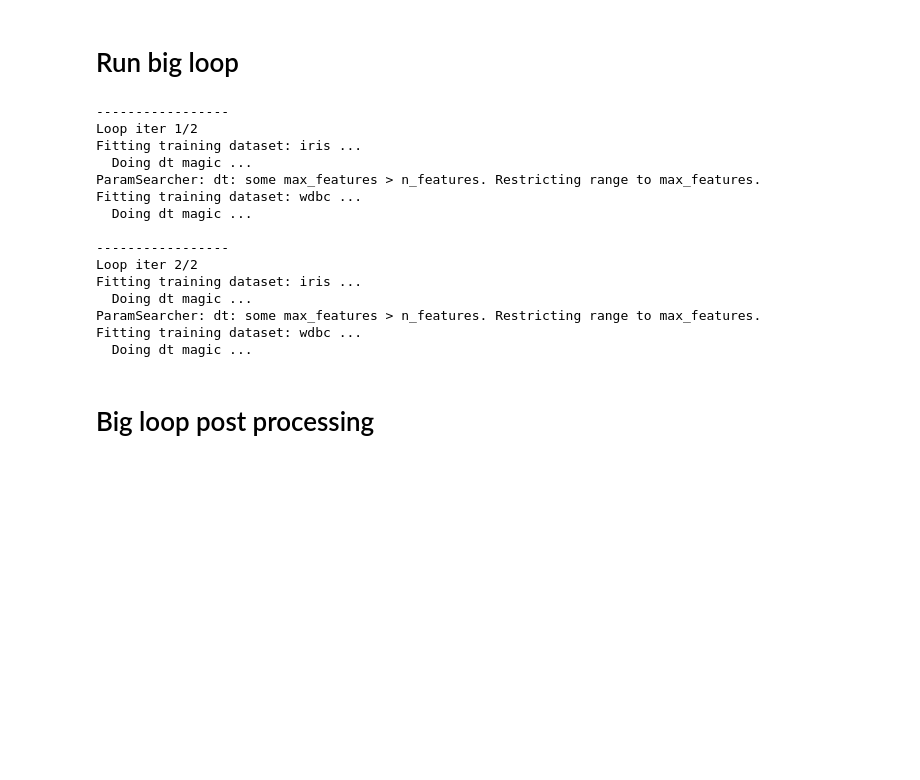
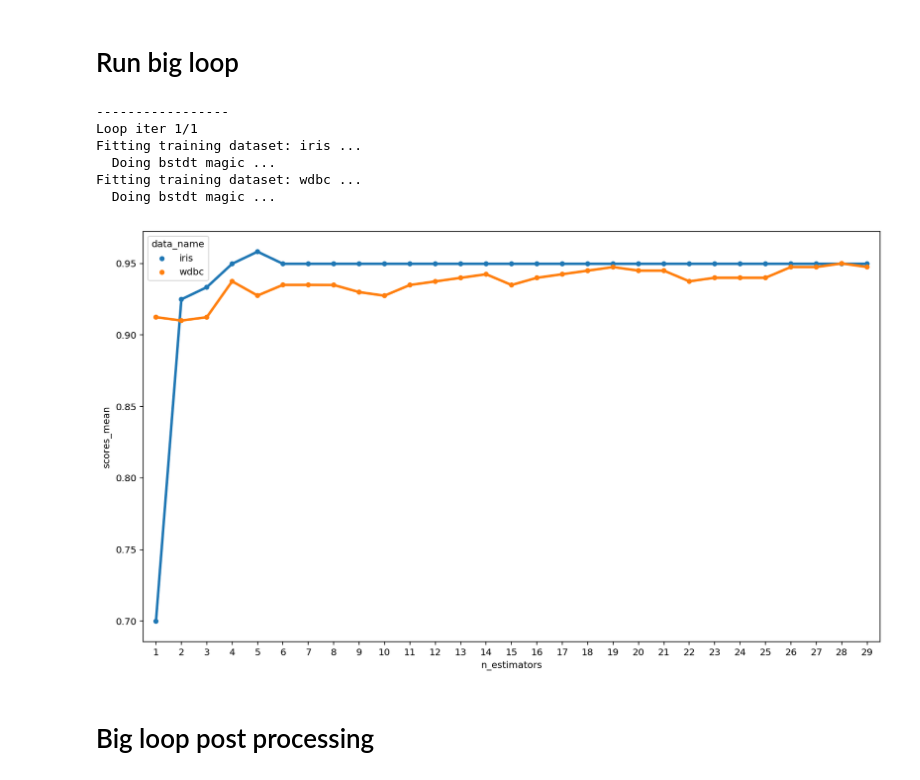
Before and after one commit to phi1eas/118a_project, a Jupyter notebook: analysis_new.ipynb, the cells around one changed output. Drawn from its saved outputs; the diff is of its cells as text; code cells hidden in the pictures; blank space fills up the shorter version.

Commit message:
Added clfs. Will now tune hyper-hyper-parameters and get ready to run!

```diff
--- a/analysis_new.ipynb
+++ b/analysis_new.ipynb
@@ -601,17 +603,20 @@ warnings.filterwarnings("ignore")
 test_data_dict = {'iris': lim_data_dict['iris'],
                   'wdbc': lim_data_dict['wdbc']}
 
-# CLF_PARAM_DICT = {'knn':    {'n_neighbors':  np.arange(1, 51)},
-#                   'rf':     {'n_estimators': np.array([1024]),
-#                              'max_features': np.array([1, 2, 4, 6, 8, 12, 16, 20])},
-#                   'logreg': {'C':            np.array([1e-8, 1e-7, 1e-6, 1e-5, 1e-4, 1e-3, 1e-2, 1e-1, 1e0, 1e1, 1e2, 1e3, 1e4])},
-#                   'svm':    {'kernel':       ['linear', 'rbf'],
-#                              'C':            [1e-7, 1e-6, 1e-5, 1e-4, 1e-3, 1e-2, 1e-1, 1e0, 1e1, 1e2, 1e3]},
-#                   'dt':     {'mac_depth';    np.arange(1, 15)}}
-CLF_PARAM_DICT = {'dt':    {'max_features':  np.arange(1, 11),
-                            'max_depth':     np.arange(1, 11)}}
+CLF_PARAM_DICT = {'knn':    {'n_neighbors':  np.arange(1, 51)},
+                  'rf':     {'n_estimators': np.array([1024]),
+                             'max_features': np.array([1, 2, 4, 6, 8, 12, 16, 20])},
+                  'logreg': {'C':            np.array([1e-8, 1e-7, 1e-6, 1e-5, 1e-4, 1e-3, 1e-2, 1e-1, 1e0, 1e1, 1e2, 1e3, 1e4])},
+                  'svm':    {'kernel':       ['linear', 'rbf'],
+                             'C':            [1e-7, 1e-6, 1e-5, 1e-4, 1e-3, 1e-2, 1e-1, 1e0, 1e1, 1e2, 1e3]},
+                  'dt':     {'max_depth':    np.arange(1, 30),
+                             'max_features': np.arange(1, 30)},
+                  'bagdt':  {'n_estimators': np.arange(1, 30)},
+                  'bstdt':  {'n_estimators': np.arange(1, 30)}}
+
+
 TRAIN_SPLITS   = [0.8]
-N_SHUFFLES     = 2
+N_SHUFFLES     = 1
 CV             = 2
 
 bigloop = BigLoop(test_data_dict, CLF_PARAM_DICT, TRAIN_SPLITS, N_SHUFFLES, CV,
@@ -620,20 +625,16 @@ bigloop.run()
 bigloop.save('test_bigloop.pkl')
 # %% [output]
 -----------------
-Loop iter 1/2
+Loop iter 1/1
 Fitting training dataset: iris ...
-  Doing dt magic ...
-ParamSearcher: dt: some max_features > n_features. Restricting range to max_features.
+  Doing bstdt magic ...
 Fitting training dataset: wdbc ...
-  Doing dt magic ...
-
------------------
-Loop iter 2/2
-Fitting training dataset: iris ...
-  Doing dt magic ...
-ParamSearcher: dt: some max_features > n_features. Restricting range to max_features.
-Fitting training dataset: wdbc ...
-  Doing dt magic ...
+  Doing bstdt magic ...
+# %%
+bigloop.plot_avg_scores_by_hyperparam_data_clf(clf_name='bstdt', plot_train_split=0.8, x_param_name='n_estimators')
+plt.show()
+# %% [output]
+[figure, added]
 # %% [markdown]
 # Big loop post processing
 # %%
```
Also changed, not shown: parts of 2 cells of this notebook, 1 other file.
